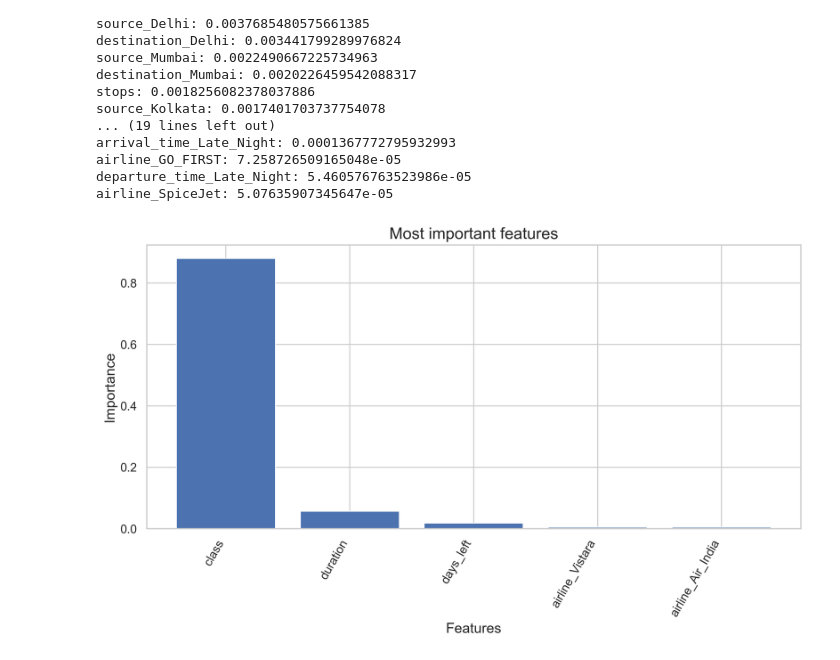
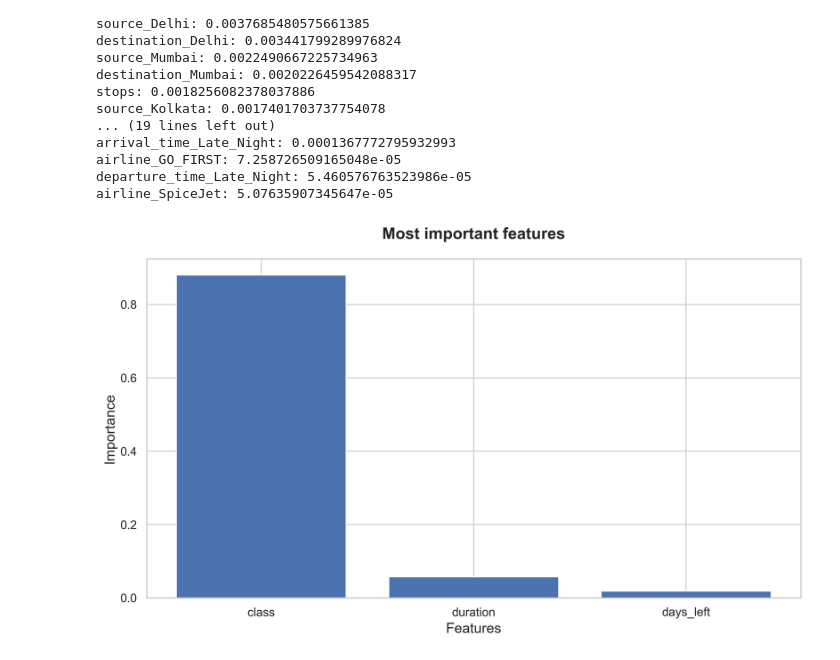
Before and after one commit to ErikBusk/ML_Flight_Price_Prediction, a Jupyter notebook: ML_Flight_Price_Prediction.ipynb, the cells around one changed output. Saved outputs shown, nothing was run; the diff lists cells and outputs as text; code cells hidden in the pictures.

```diff
--- a/ML_Flight_Price_Prediction.ipynb
+++ b/ML_Flight_Price_Prediction.ipynb
@@ -246,16 +246,17 @@ airline_GO_FIRST: 7.258726509165048e-05
 departure_time_Late_Night: 5.460576763523986e-05
 airline_SpiceJet: 5.07635907345647e-05
 # %%
-top_5_indices = indices[:5]
-top_5_features = feature_names[top_5_indices]
-top_5_importances = importances[top_5_indices]
+# Visualize top 3 features
+top_3_indices = indices[:3]
+top_3_features = feature_names[top_3_indices]
+top_3_importances = importances[top_3_indices]
 
-plt.bar(range(5), top_5_importances)
-plt.xticks(range(5), top_5_features, rotation=60, ha='right')
+plt.bar(range(3), top_3_importances)
+plt.xticks(range(3), top_3_features)
 plt.xlabel('Features')
 plt.ylabel('Importance')
-plt.title('Most important features')
+plt.title('Most important features', fontweight='bold', pad =20)
 plt.tight_layout()
 plt.show()
 # %% [output]
-[figure, old version]
+[figure, new version]
```
Also changed, not shown: parts of 1 cell of this notebook.
